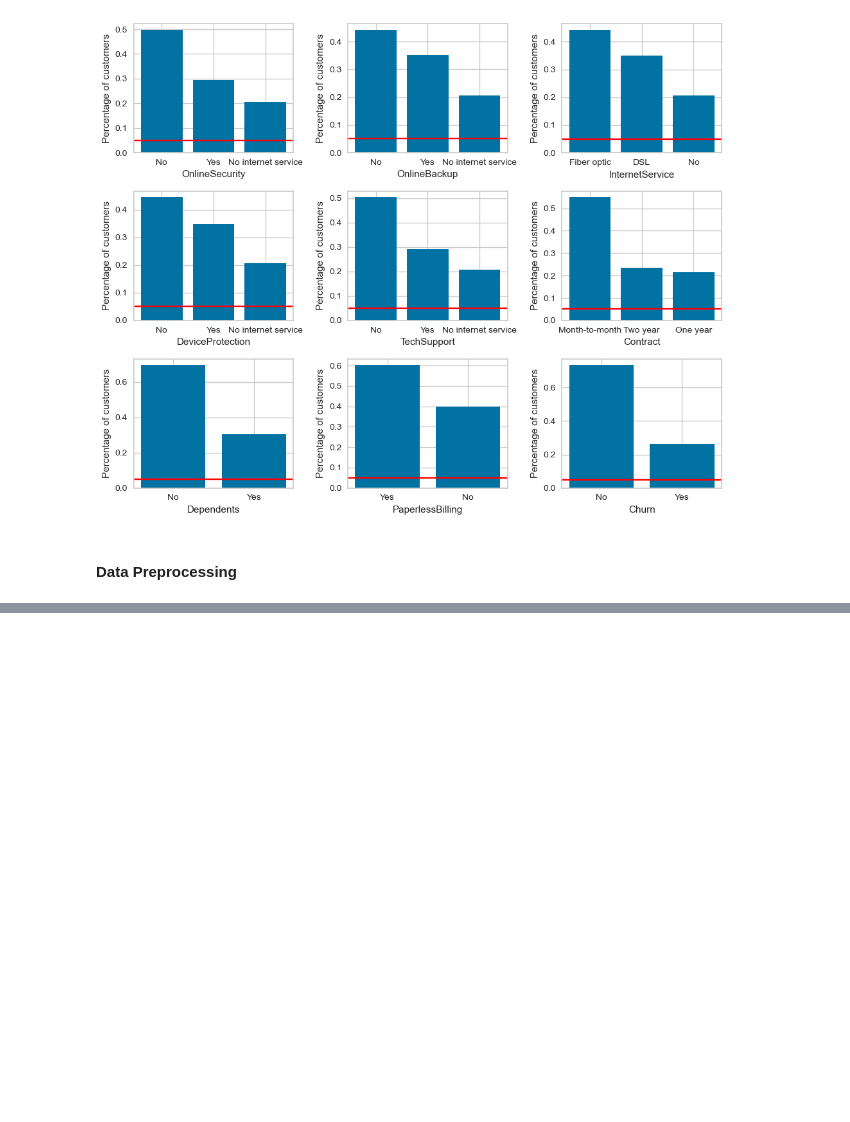
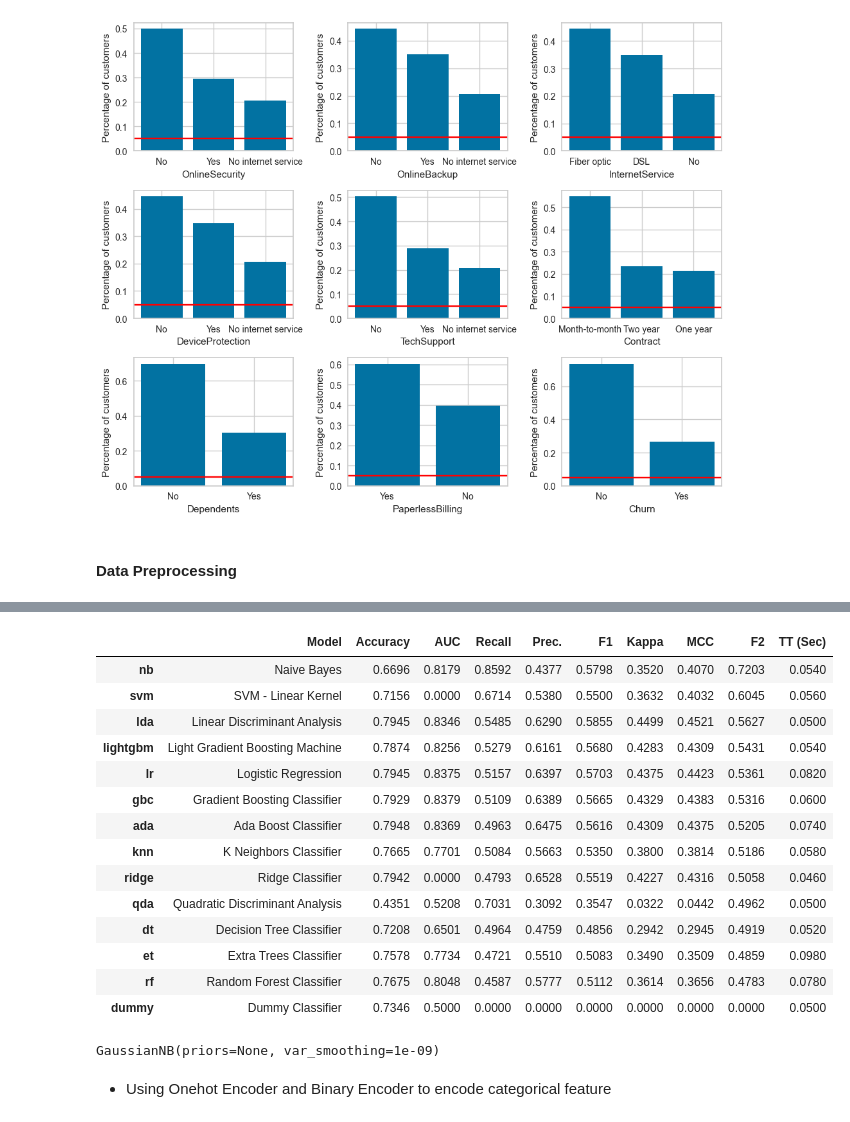
Before and after one commit to zuhririzqi/Telco-Customer-Churn, a Jupyter notebook: notebook/01. Bussiness and Data Understanding.ipynb, the cells around one changed output, grey strips where cells are left out. Drawn from its saved outputs; the diff is of its cells as text; code cells hidden in the pictures; blank space fills up the shorter version.

```diff
--- a/notebook/01. Bussiness and Data Understanding.ipynb
+++ b/notebook/01. Bussiness and Data Understanding.ipynb
@@ -1060,0 +530,7 @@ model_B = exp2.blend_models(estimator_list=estimators, method='soft')
+# %%
+onehot = ClassificationExperiment()
+onehot.setup(**configs,custom_pipeline= pipeline_1)
+onehot.add_metric('F2','F2', fbeta_score, beta=2)
+
+# Tampilkan pipeline
+onehot.get_config('pipeline')
@@ -1060,0 +555,3 @@ model_B = exp2.blend_models(estimator_list=estimators, method='soft')
+# %%
+onehot.compare_models(sort='F2', n_select=1)
+# %% [output]
@@ -1060,0 +559,18 @@ model_B = exp2.blend_models(estimator_list=estimators, method='soft')
+|  | Model | Accuracy | AUC | Recall | Prec. | F1 | Kappa | MCC | F2 | TT (Sec) |
+| nb | Naive Bayes | 0.6696 | 0.8179 | 0.8592 | 0.4377 | 0.5798 | 0.3520 | 0.4070 | 0.7203 | 0.0540 |
+| svm | SVM - Linear Kernel | 0.7156 | 0.0000 | 0.6714 | 0.5380 | 0.5500 | 0.3632 | 0.4032 | 0.6045 | 0.0560 |
+| lda | Linear Discriminant Analysis | 0.7945 | 0.8346 | 0.5485 | 0.6290 | 0.5855 | 0.4499 | 0.4521 | 0.5627 | 0.0500 |
+| lightgbm | Light Gradient Boosting Machine | 0.7874 | 0.8256 | 0.5279 | 0.6161 | 0.5680 | 0.4283 | 0.4309 | 0.5431 | 0.0540 |
+| lr | Logistic Regression | 0.7945 | 0.8375 | 0.5157 | 0.6397 | 0.5703 | 0.4375 | 0.4423 | 0.5361 | 0.0820 |
+| gbc | Gradient Boosting Classifier | 0.7929 | 0.8379 | 0.5109 | 0.6389 | 0.5665 | 0.4329 | 0.4383 | 0.5316 | 0.0600 |
+| ada | Ada Boost Classifier | 0.7948 | 0.8369 | 0.4963 | 0.6475 | 0.5616 | 0.4309 | 0.4375 | 0.5205 | 0.0740 |
+| knn | K Neighbors Classifier | 0.7665 | 0.7701 | 0.5084 | 0.5663 | 0.5350 | 0.3800 | 0.3814 | 0.5186 | 0.0580 |
+| ridge | Ridge Classifier | 0.7942 | 0.0000 | 0.4793 | 0.6528 | 0.5519 | 0.4227 | 0.4316 | 0.5058 | 0.0460 |
+| qda | Quadratic Discriminant Analysis | 0.4351 | 0.5208 | 0.7031 | 0.3092 | 0.3547 | 0.0322 | 0.0442 | 0.4962 | 0.0500 |
+| dt | Decision Tree Classifier | 0.7208 | 0.6501 | 0.4964 | 0.4759 | 0.4856 | 0.2942 | 0.2945 | 0.4919 | 0.0520 |
+| et | Extra Trees Classifier | 0.7578 | 0.7734 | 0.4721 | 0.5510 | 0.5083 | 0.3490 | 0.3509 | 0.4859 | 0.0980 |
+| rf | Random Forest Classifier | 0.7675 | 0.8048 | 0.4587 | 0.5777 | 0.5112 | 0.3614 | 0.3656 | 0.4783 | 0.0780 |
+| dummy | Dummy Classifier | 0.7346 | 0.5000 | 0.0000 | 0.0000 | 0.0000 | 0.0000 | 0.0000 | 0.0000 | 0.0500 |
+GaussianNB(priors=None, var_smoothing=1e-09)
+# %% [markdown]
+- Using Onehot Encoder  and Binary Encoder to encode categorical feature
```
Also changed, not shown: parts of 100 cells of this notebook, 5 other files.
